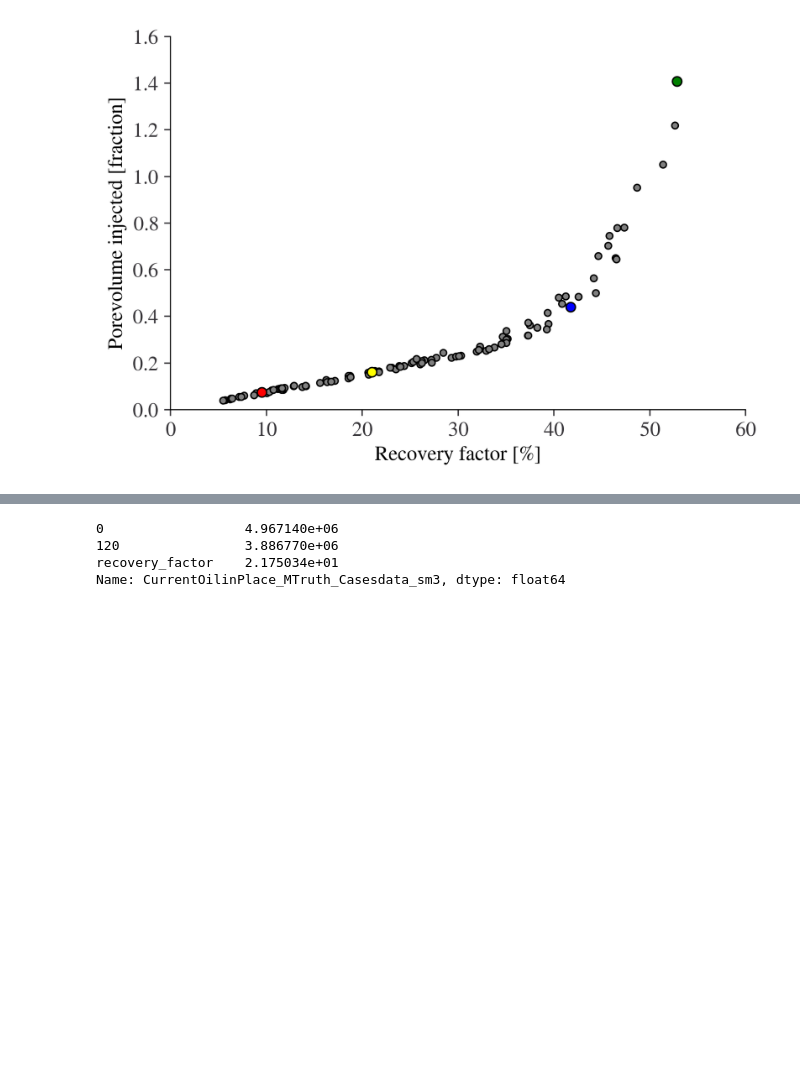
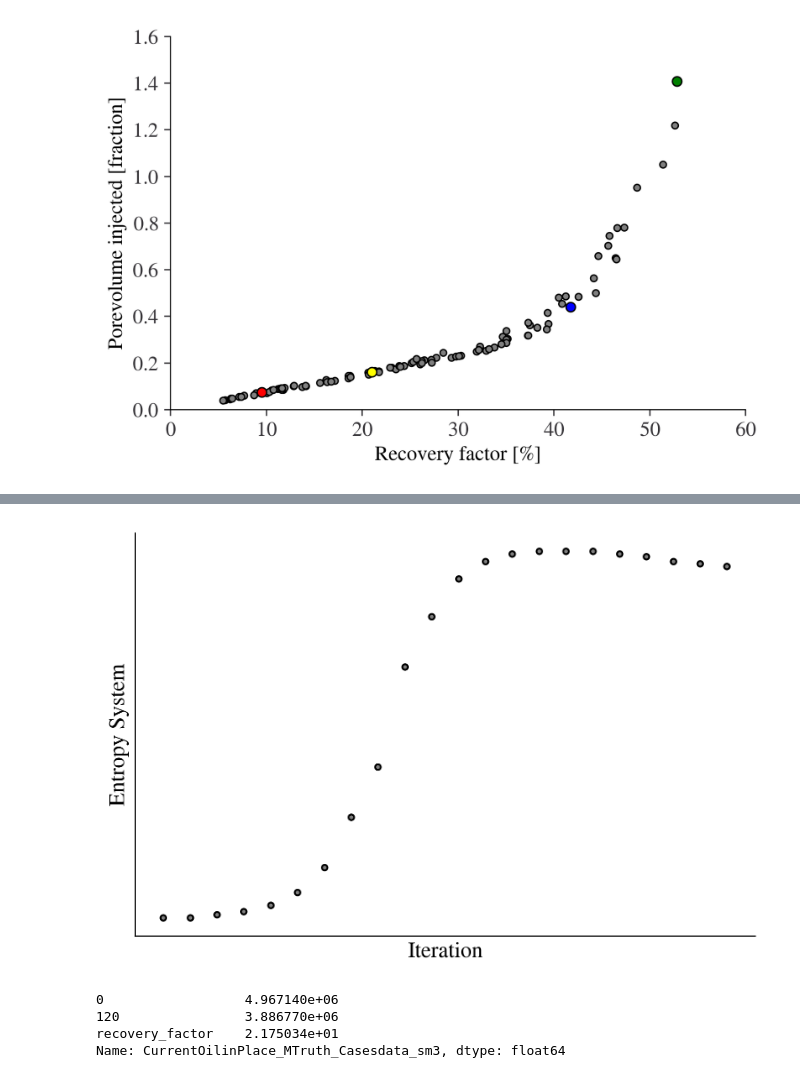
Before and after one commit to BastianSteffens/ABRM_functions, a Jupyter notebook: notebooks/Model_builder.ipynb, the cells around one changed output, grey strips where cells are left out. Cells and saved outputs as stored; diff of their text form; code cells hidden in the pictures; blank space fills up the shorter version.

```diff
--- a/notebooks/Model_builder.ipynb
+++ b/notebooks/Model_builder.ipynb
@@ -568,3 +562,17 @@ plt.savefig('PV_vs_injected_vol.png', bbox_inches='tight',dpi = 300)
+# %%
+x = np.array([0,0,0.125,0.25,0.5,1,2,4,6,10,12,13.5,14.2,14.5,14.6,14.6,14.6,14.5,14.4,14.2,14.1,14])
+plt.plot(x,".",c = 'grey')
+plt.ylabel("Entropy System")
+plt.xlabel("Iteration")
+ax = plt.gca()
+ax.axes.xaxis.set_ticks([])
+ax.axes.yaxis.set_ticks([])
+
+plt.grid(True)
+
+plt.savefig('Entropy_sysetm.png', bbox_inches='tight',dpi = 300)
+# %% [output]
+[figure, added]
 # %%
 OIP_start_end.CurrentOilinPlace_MTruth_Casesdata_sm3
 # %% [output]
```
Also changed, not shown: parts of 5 cells of this notebook, 40 other files.
